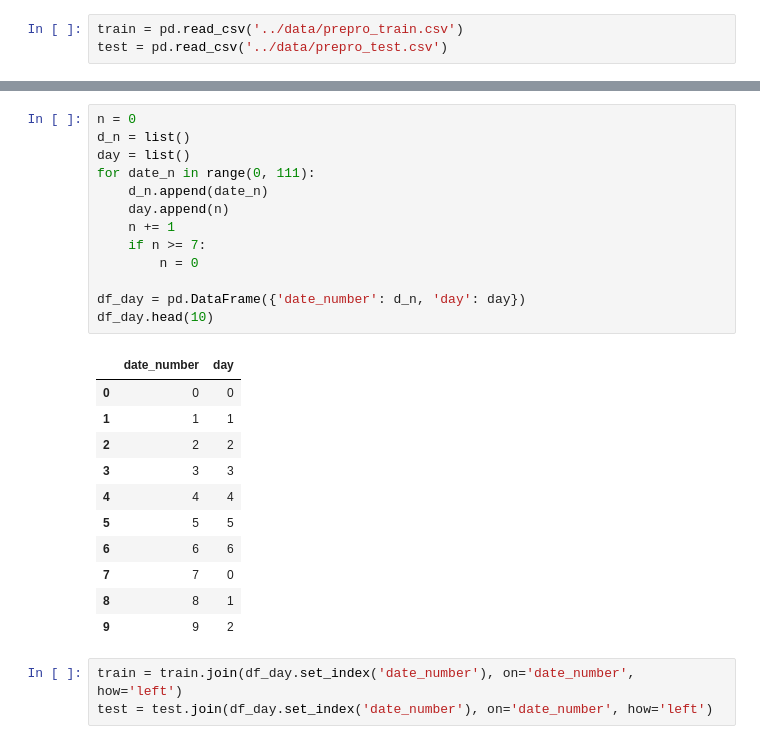
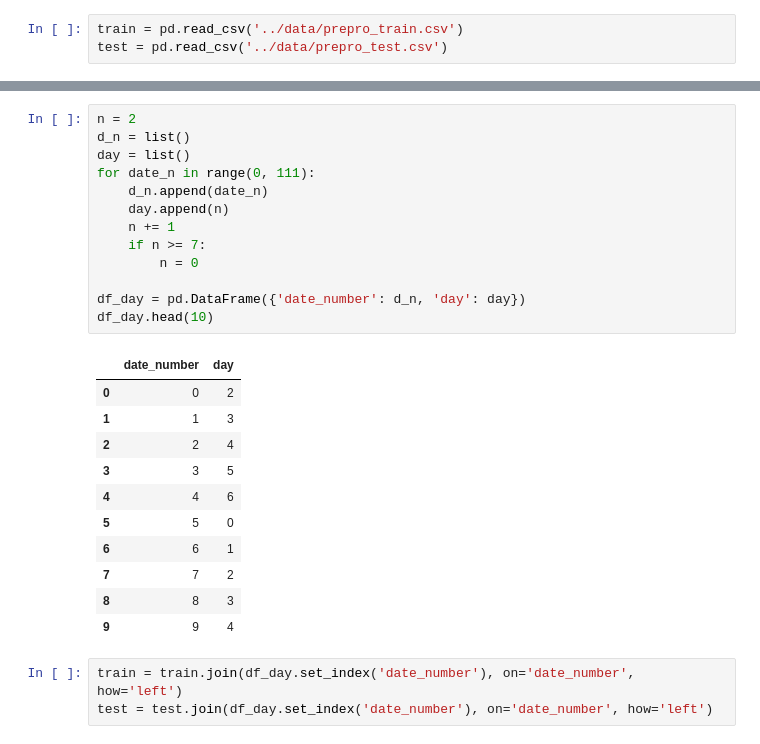
Before and after one commit to rodgomrod/Zara_Competition, a Jupyter notebook: Notebooks/R2_FT_ENG.ipynb, the cells around one changed output, grey strips where cells are left out. Drawn from its saved outputs; the diff is of its cells as text.

```diff
--- a/Notebooks/R2_FT_ENG.ipynb
+++ b/Notebooks/R2_FT_ENG.ipynb
@@ -34,30 +34,30 @@ test.head()
 | 3 | 71 | 455200 | 1400 | 86 | 6.831301 | 998145072 | 490222156 | 3 | 1 | ... |
 | 4 | 71 | 571044 | 1098 | 416 | 42.178063 | 831347344 | 750943270 | 4 | 2 | ... |
 # %%
-n = 0
+n = 2
 d_n = list()
 day = list()
 for date_n in range(0, 111):
     d_n.append(date_n)
     day.append(n)
     n += 1
     if n >= 7:
         n = 0
 
 df_day = pd.DataFrame({'date_number': d_n, 'day': day})
 df_day.head(10)
 # %% [output]
 |  | date_number | day |
-| 0 | 0 | 0 |
-| 1 | 1 | 1 |
-| 2 | 2 | 2 |
-| 3 | 3 | 3 |
-| 4 | 4 | 4 |
-| 5 | 5 | 5 |
-| 6 | 6 | 6 |
-| 7 | 7 | 0 |
-| 8 | 8 | 1 |
-| 9 | 9 | 2 |
+| 0 | 0 | 2 |
+| 1 | 1 | 3 |
+| 2 | 2 | 4 |
+| 3 | 3 | 5 |
+| 4 | 4 | 6 |
+| 5 | 5 | 0 |
+| 6 | 6 | 1 |
+| 7 | 7 | 2 |
+| 8 | 8 | 3 |
+| 9 | 9 | 4 |
 # %%
 train = train.join(df_day.set_index('date_number'), on='date_number', how='left')
 test = test.join(df_day.set_index('date_number'), on='date_number', how='left')
```
Also changed, not shown: parts of 39 cells of this notebook, 13 other files.
